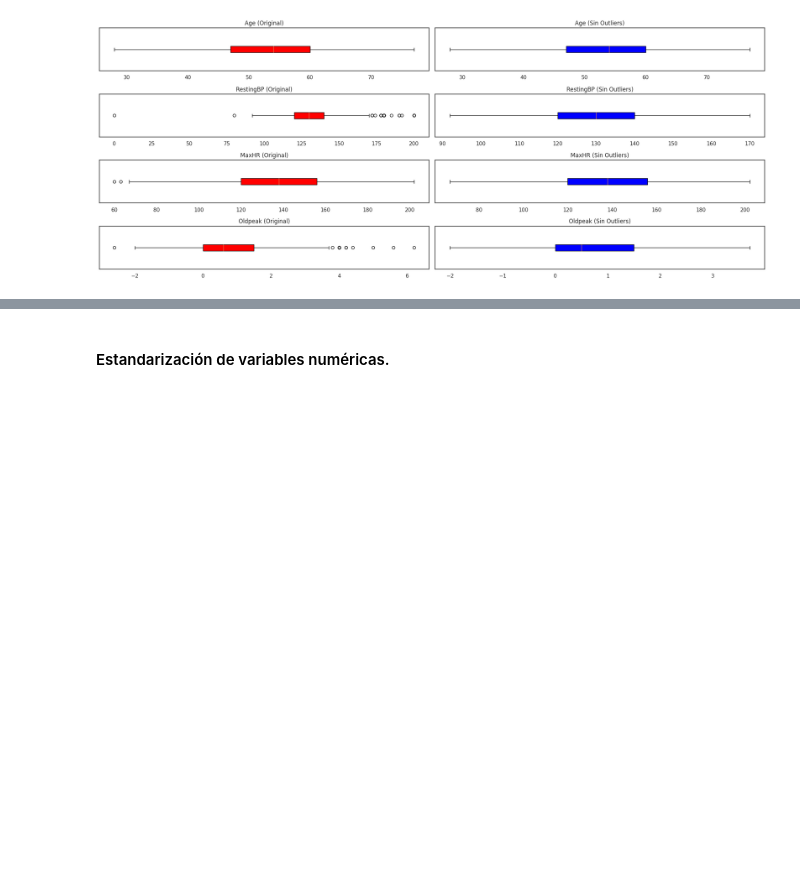
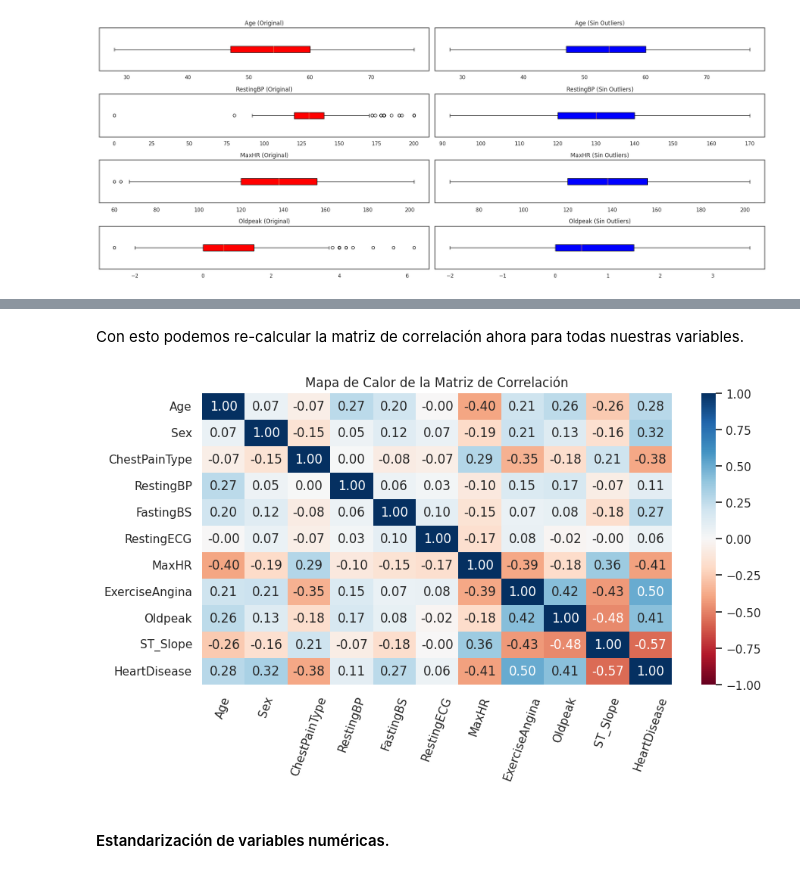
Before and after one commit to josemal98/Proyecto_ML_BEDU, a Jupyter notebook: Notebooks/Heart_BEDU_TEAM15.ipynb, the cells around one changed output, grey strips where cells are left out. Saved outputs shown, nothing was run; the diff lists cells and outputs as text; code cells hidden in the pictures; blank space fills up the shorter version.

```diff
--- a/Notebooks/Heart_BEDU_TEAM15.ipynb
+++ b/Notebooks/Heart_BEDU_TEAM15.ipynb
@@ -424,2 +419,20 @@ df_trans
+# %% [markdown]
+Con esto podemos re-calcular la matriz de correlación ahora para todas nuestras variables.
+# %%
+# Calcula la matriz de correlación
+correlation_matrix = df_trans.corr()
+
+# Configura el estilo del mapa de calor
+sns.set(style="white")
+
+# Crea un mapa de calor de la matriz de correlación
+plt.figure(figsize = (10,5))
+heatmap = sns.heatmap(correlation_matrix, annot=True, cmap="RdBu", fmt=".2f", vmin=-1, vmax=1)
+plt.title('Mapa de Calor de la Matriz de Correlación')
+# Rotar los labels del eje x a 90 grados
+heatmap.set_xticklabels(heatmap.get_xticklabels(), rotation=70)
+plt.show()
+# %% [output]
+[figure, added]
 # %% [markdown]
 #### Estandarización de variables numéricas.
```
Also changed, not shown: parts of 55 cells of this notebook.
